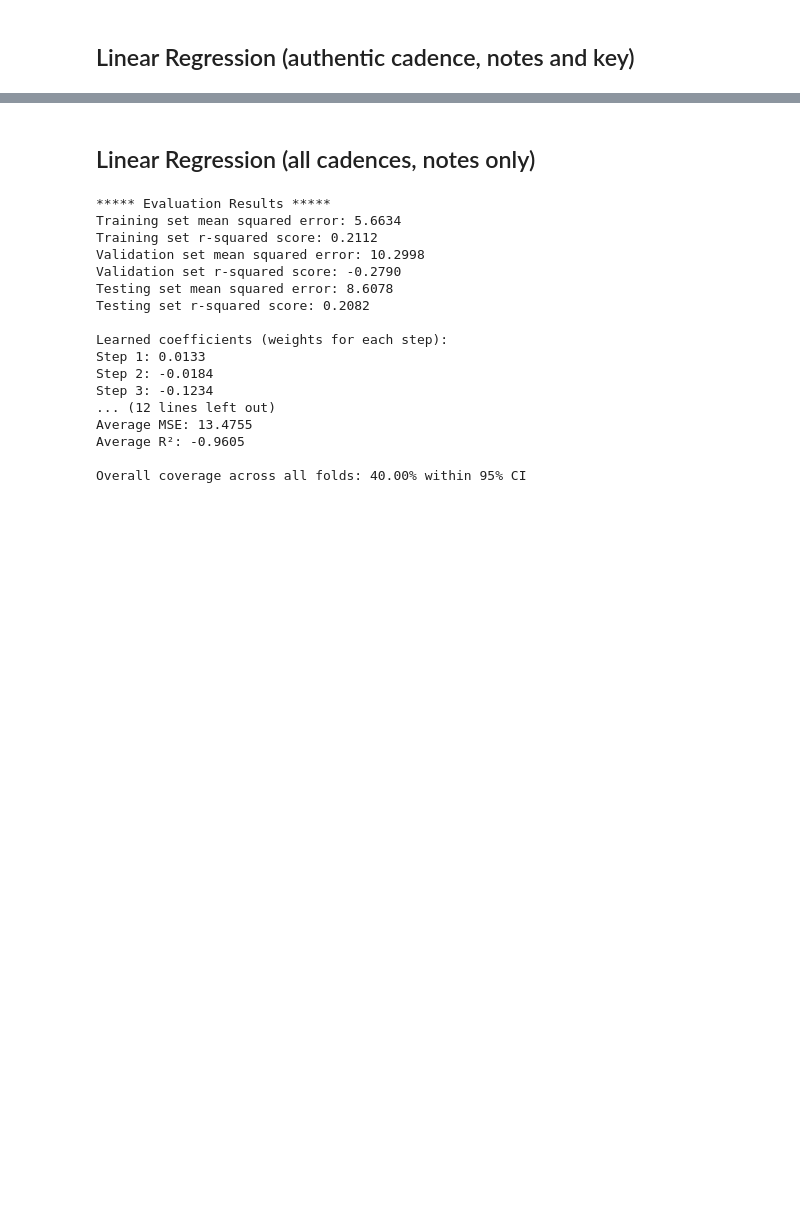
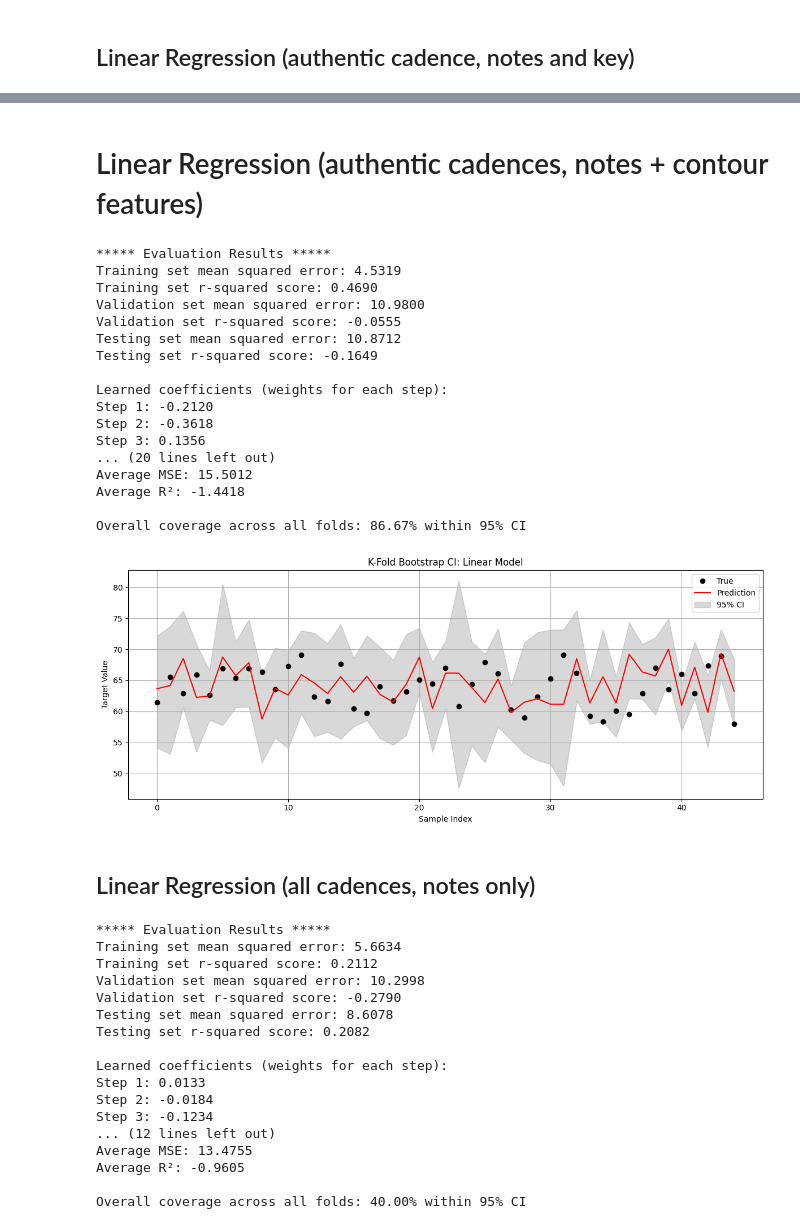
Before and after one commit to nicoleytlam/musical-intuition-ml, a Jupyter notebook: main.ipynb, the cells around one changed output, grey strips where cells are left out. Drawn from its saved outputs; the diff is of its cells as text; code cells hidden in the pictures; blank space fills up the shorter version.

Commit message:
feat: sequential model section

```diff
--- a/main.ipynb
+++ b/main.ipynb
@@ -114,3 +183,69 @@ KeyError: "None of [Index([29, 36, 39, 32, 40,  5, 26, 17, 14, 28, 34, 16, 13, 3
+# %% [markdown]
+# Linear Regression (authentic cadences, notes + contour features)
+# %%
+# --- Intervals & Contour ---
+for i in range(1, 6):
+    df[f'intv{i}'] = df[f'step{i+1}'] - df[f'step{i}']
+    df[f'is_rising{i}'] = (df[f'step{i+1}'] > df[f'step{i}']).astype(int)
+
+# --- Tonal Distance ---
+df['step6_to_key'] = (df['step6'] - df['key_midi']) % 12
+df['step6_to_V'] = (df['step6'] - df['V_midi']) % 12
+
+# --- Pitch Classes ---
+for i in range(1, 7):
+    df[f'step{i}_pc'] = df[f'step{i}'] % 12
+
+X, y = get_features_and_target(
+    df,
+    feature_steps=[],
+    extra_feature_cols=[
+        'intv1', 'intv2', 'intv3', 'intv4', 'intv5',
+        'is_rising1', 'is_rising2', 'is_rising3', 'is_rising4', 'is_rising5',
+        'step6_to_key', 'step6_to_V',
+        'key_midi', 'V_midi'
+    ],
+    target_col='step7'
+)
+
+# --- Split data ---
+x_train, y_train, x_val, y_val, x_test, y_test = split_data(X, y)
+
+# --- Train and evaluate ---
+model = train_linear(x_train, y_train)
+evaluate_model(model, x_train, y_train, x_val, y_val, x_test, y_test)
+print_coefficients(model)
+
+# --- Cross-validation and CIs ---
+cross_validate_model(X, y, k=5)
+ci_df = kfold_bootstrap_ci_analysis(
+    model_type="linear",
+    X=X,
+    y=y,
+    k=5,
+    n_bootstraps=10000,
+    alpha=0.05,
+    plot=True
+)
+# %% [output]
+***** Evaluation Results *****
+Training set mean squared error: 4.5319
+Training set r-squared score: 0.4690
+Validation set mean squared error: 10.9800
+Validation set r-squared score: -0.0555
+Testing set mean squared error: 10.8712
+Testing set r-squared score: -0.1649
+
+Learned coefficients (weights for each step):
+Step 1: -0.2120
+Step 2: -0.3618
+Step 3: 0.1356
+... (20 lines left out)
+Average MSE: 15.5012
+Average R²: -1.4418
+
+Overall coverage across all folds: 86.67% within 95% CI
+[figure, added]
 # %% [markdown]
 ## Linear Regression (all cadences, notes only)
 # %%
```
Also changed, not shown: parts of 9 cells of this notebook.
